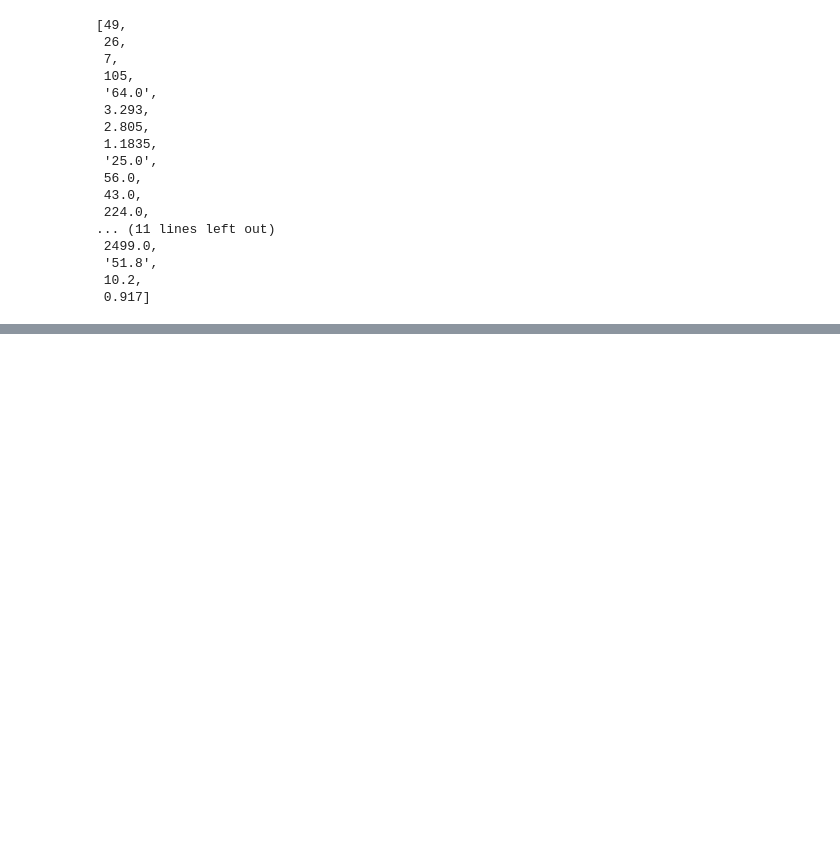
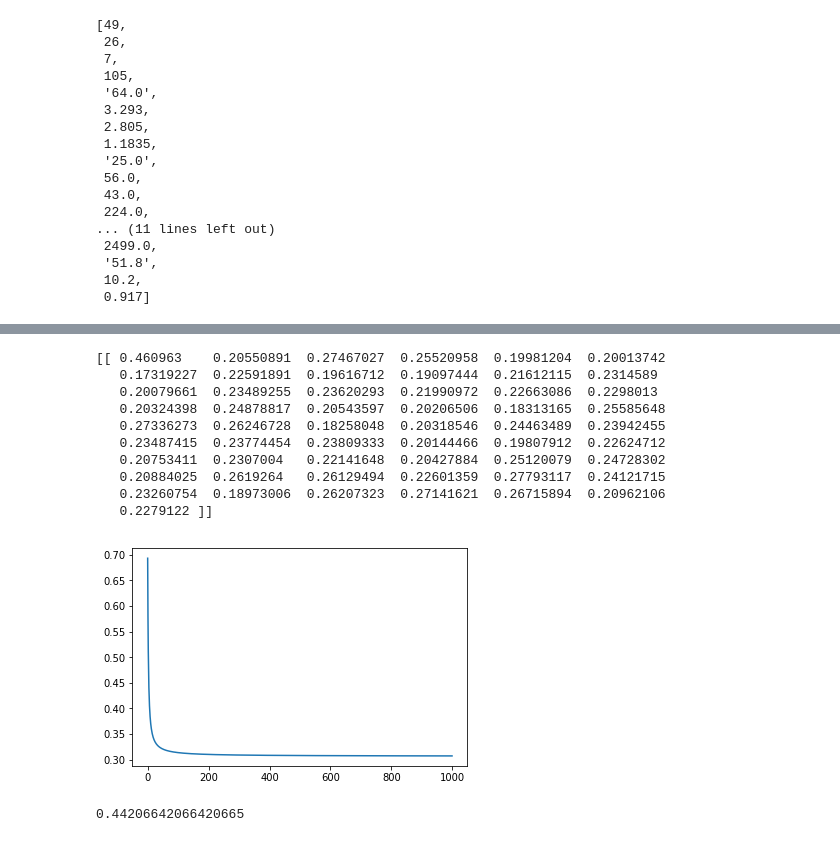
Before and after one commit to Noah-Boulton/SENG474, a Jupyter notebook: Project/Project.ipynb, the cells around one changed output, grey strips where cells are left out. Drawn from its saved outputs; the diff is of its cells as text; code cells hidden in the pictures; blank space fills up the shorter version.

```diff
--- a/Project/Project.ipynb
+++ b/Project/Project.ipynb
@@ -385,0 +451,65 @@ data_regression.head()
+# %%
+#TODO
+def error(x,y,w):
+    return np.log(1+np.exp(-y*x@w.T))
+
+#TODO
+def error_mean(X,y,w):
+    return sum(error(X,y,w))/len(y)
+# %%
+#TODO
+def grad(x,y,w):
+    return (y*x)/(1+np.exp(y*x@w.T))
+
+#TODO
+def grad_mean(X,y,w):
+    return -1/len(y)*sum(grad(X,y,w))
+# %%
+def fit(X,y,kappa,iter):
+    w = np.zeros((1,X.shape[1]))
+    E = []
+
+    #TODO
+    for i in range(0,iter):
+        E.append(error_mean(X,y,w))
+        w = w - kappa*grad_mean(X,y,w)
+    return w,E
+# %%
+w,E = fit(X,y,0.1,1000)
+print(w)
+plt.plot(E)
+plt.show()
+# %% [output]
+[[ 0.460963    0.20550891  0.27467027  0.25520958  0.19981204  0.20013742
+   0.17319227  0.22591891  0.19616712  0.19097444  0.21612115  0.2314589
+   0.20079661  0.23489255  0.23620293  0.21990972  0.22663086  0.2298013
+   0.20324398  0.24878817  0.20543597  0.20206506  0.18313165  0.25585648
+   0.27336273  0.26246728  0.18258048  0.20318546  0.24463489  0.23942455
+   0.23487415  0.23774454  0.23809333  0.20144466  0.19807912  0.22624712
+   0.20753411  0.2307004   0.22141648  0.20427884  0.25120079  0.24728302
+   0.20884025  0.2619264   0.26129494  0.22601359  0.27793117  0.24121715
+   0.23260754  0.18973006  0.26207323  0.27141621  0.26715894  0.20962106
+   0.2279122 ]]
+[figure, added]
+# %%
+def predict(w, X):
+    pred = 1/(1+np.exp(X@-w.T))
+    for n in range(0, len(pred)):
+        if(pred[n] < 0.5):
+            pred[n] = 0
+        else:
+            pred[n] = 1
+    return pred
+#TODO
+def accuracy(y,y_pred):
+    acc = 0
+    for n in range(0,len(y)):
+        if(y[n] == y_pred[n]):
+            acc = acc +1
+    return 1-((acc)/len(y))
+
+y_pred = predict(w,X)
+#print(y_pred)
+print( accuracy(y,y_pred) )
+# %% [output]
+0.44206642066420665
```
Also changed, not shown: parts of 9 cells of this notebook, 1 other file.
